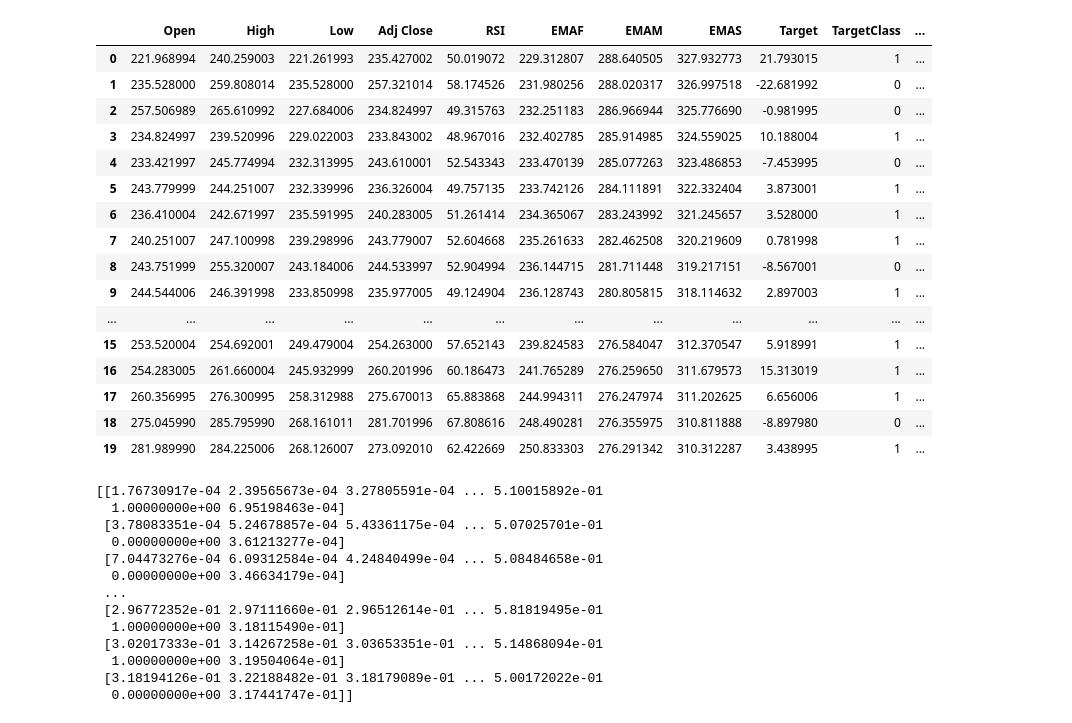
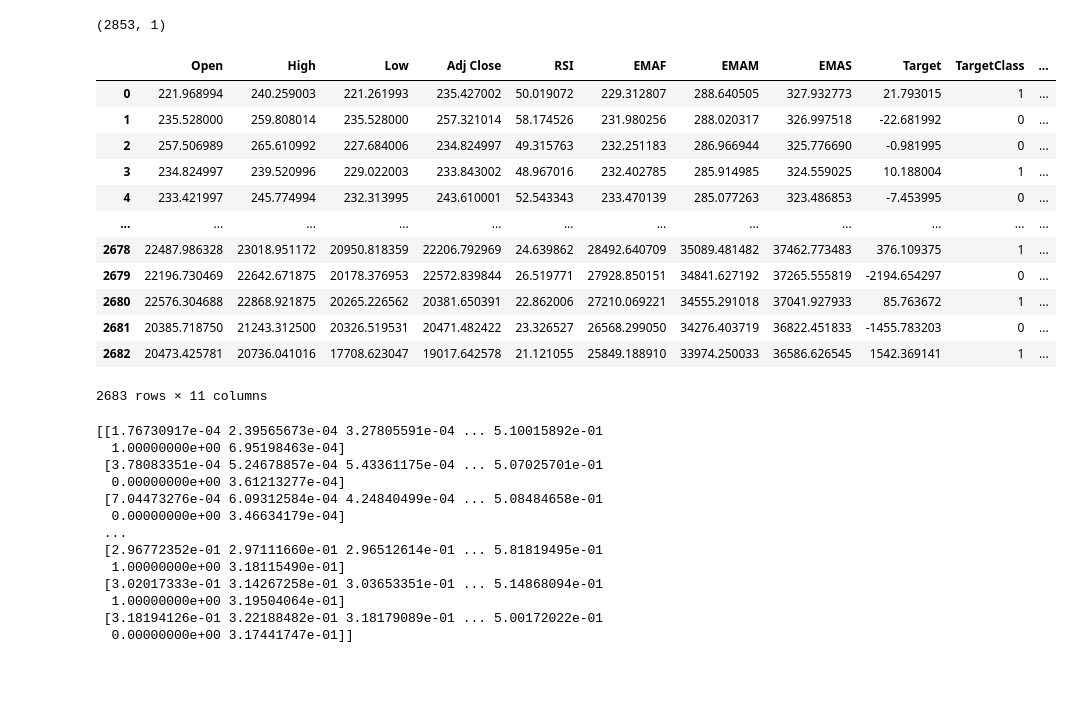
Before and after one commit to Pierciest/financial-analysis-for-crypto-currencies, a Jupyter notebook: LSTM.ipynb, the cells around one changed output. Saved outputs shown, nothing was run; the diff lists cells and outputs as text; code cells hidden in the pictures; blank space fills up the shorter version.

```diff
--- a/LSTM.ipynb
+++ b/LSTM.ipynb
@@ -6,7 +6,12 @@ import csv
 import pandas as pd
 import pandas_ta as ta ## Technical Analysis Indicators
 import yfinance as yf
-data = yf.download(tickers = 'BTC-USD', start = '2012-03-11',end = '2022-07-10')
+from pytrends.request import TrendReq
+
+
+data = yf.download(tickers = 'BTC-USD', start = '2014-09-17',end = '2022-07-10')
+data.to_csv('modules/data/currencies/bitcoin/btc_dates_daily.csv')
 data.head(10)
+data.shape
 # %% [output]
 [*********************100%%**********************]  1 of 1 completed
@@ -25,3 +19,32 @@ data.head(10)
+# %%
+import pandas as pd
+from pytrends.request import TrendReq
+
+# Set up pytrends
+pytrends = TrendReq(hl='en-US', tz=360)
+
+# Define your keyword and date range
+keyword = 'Bitcoin'
+start_date = '2014-01-01'
+end_date = '2022-08-01'
+start = '2014-09-17'
+end = '2022-07-09'
+
+# Build the payload for weekly data
+pytrends.build_payload(kw_list=[keyword], timeframe=f'{start_date} {end_date}')
+df_weekly = pytrends.interest_over_time()
+
+# Resample the weekly data to daily and fill in the values
+df_daily = df_weekly.resample('D').ffill()
+df_daily = df_daily.drop(columns=['isPartial'])
+
+# Slice the DataFrame to the exact date range
+df_daily = df_daily[start:end]
+
+df_daily.to_csv('modules/data/currencies/bitcoin/trending_dates_daily.csv')  # save to csv
+df_daily.shape
+# %% [output]
+(2853, 1)
 # %%
 def plot_series(x, y, format="-", start=0, end=None,
                 title=None, xlabel=None, ylabel=None, legend=None ):
@@ -84,38 +107,37 @@ data['EMAS']=ta.ema(data.Close, length=150) ## Exponential Moving Average Slow
 data['Target'] = data['Adj Close']-data.Open ## Target is the difference between the opening price and the future closing price
 data['Target'] = data['Target'].shift(-1) ## Shift the target by one day
 
+
 data['TargetClass'] = [1 if data.Target[i]>0 else 0 for i in range(len(data))] ## TargetClass is 1 if the price goes up and 0 if it goes down
+data['TargetNextClose'] = data['Adj Close'].shift(-1) ## TargetNextClose is the future closing price
 
-data['TargetNextClose'] = data['Adj Close'].shift(-1) ## TargetNextClose is the future closing price
+data['gTrends'] = df_daily['Bitcoin'] ## Google Trends
+
 
 data.dropna(inplace=True) ## Drop the NaN values
 data.reset_index(inplace = True) ## Reset the index
-data.drop(['Volume', 'Close', 'Date'], axis=1, inplace=True) ## Drop the columns that are not needed
+data.drop(['Volume', 'Close', 'Date'], axis=1, inplace=True)
 # %%
 data_set = data.iloc[:, 0:11]#.values
 pd.set_option('display.max_columns', None)
 
-data_set.head(20)
+data_set.head(-20)
 #print(data_set.shape)
 #print(data.shape)
 #print(type(data_set))
 # %% [output]
 |  | Open | High | Low | Adj Close | RSI | EMAF | EMAM | EMAS | Target | TargetClass | ... |
 | 0 | 221.968994 | 240.259003 | 221.261993 | 235.427002 | 50.019072 | 229.312807 | 288.640505 | 327.932773 | 21.793015 | 1 | ... |
 | 1 | 235.528000 | 259.808014 | 235.528000 | 257.321014 | 58.174526 | 231.980256 | 288.020317 | 326.997518 | -22.681992 | 0 | ... |
 | 2 | 257.506989 | 265.610992 | 227.684006 | 234.824997 | 49.315763 | 232.251183 | 286.966944 | 325.776690 | -0.981995 | 0 | ... |
 | 3 | 234.824997 | 239.520996 | 229.022003 | 233.843002 | 48.967016 | 232.402785 | 285.914985 | 324.559025 | 10.188004 | 1 | ... |
 | 4 | 233.421997 | 245.774994 | 232.313995 | 243.610001 | 52.543343 | 233.470139 | 285.077263 | 323.486853 | -7.453995 | 0 | ... |
-| 5 | 243.779999 | 244.251007 | 232.339996 | 236.326004 | 49.757135 | 233.742126 | 284.111891 | 322.332404 | 3.873001 | 1 | ... |
-| 6 | 236.410004 | 242.671997 | 235.591995 | 240.283005 | 51.261414 | 234.365067 | 283.243992 | 321.245657 | 3.528000 | 1 | ... |
-| 7 | 240.251007 | 247.100998 | 239.298996 | 243.779007 | 52.604668 | 235.261633 | 282.462508 | 320.219609 | 0.781998 | 1 | ... |
-| 8 | 243.751999 | 255.320007 | 243.184006 | 244.533997 | 52.904994 | 236.144715 | 281.711448 | 319.217151 | -8.567001 | 0 | ... |
-| 9 | 244.544006 | 246.391998 | 233.850998 | 235.977005 | 49.124904 | 236.128743 | 280.805815 | 318.114632 | 2.897003 | 1 | ... |
 | ... | ... | ... | ... | ... | ... | ... | ... | ... | ... | ... | ... |
-| 15 | 253.520004 | 254.692001 | 249.479004 | 254.263000 | 57.652143 | 239.824583 | 276.584047 | 312.370547 | 5.918991 | 1 | ... |
-| 16 | 254.283005 | 261.660004 | 245.932999 | 260.201996 | 60.186473 | 241.765289 | 276.259650 | 311.679573 | 15.313019 | 1 | ... |
-| 17 | 260.356995 | 276.300995 | 258.312988 | 275.670013 | 65.883868 | 244.994311 | 276.247974 | 311.202625 | 6.656006 | 1 | ... |
-| 18 | 275.045990 | 285.795990 | 268.161011 | 281.701996 | 67.808616 | 248.490281 | 276.355975 | 310.811888 | -8.897980 | 0 | ... |
-| 19 | 281.989990 | 284.225006 | 268.126007 | 273.092010 | 62.422669 | 250.833303 | 276.291342 | 310.312287 | 3.438995 | 1 | ... |
+| 2678 | 22487.986328 | 23018.951172 | 20950.818359 | 22206.792969 | 24.639862 | 28492.640709 | 35089.481482 | 37462.773483 | 376.109375 | 1 | ... |
+| 2679 | 22196.730469 | 22642.671875 | 20178.376953 | 22572.839844 | 26.519771 | 27928.850151 | 34841.627192 | 37265.555819 | -2194.654297 | 0 | ... |
+| 2680 | 22576.304688 | 22868.921875 | 20265.226562 | 20381.650391 | 22.862006 | 27210.069221 | 34555.291018 | 37041.927933 | 85.763672 | 1 | ... |
+| 2681 | 20385.718750 | 21243.312500 | 20326.519531 | 20471.482422 | 23.326527 | 26568.299050 | 34276.403719 | 36822.451833 | -1455.783203 | 0 | ... |
+| 2682 | 20473.425781 | 20736.041016 | 17708.623047 | 19017.642578 | 21.121055 | 25849.188910 | 33974.250033 | 36586.626545 | 1542.369141 | 1 | ... |
+2683 rows × 11 columns
 # %%
 from sklearn.preprocessing import MinMaxScaler ## Scale the data
```
Also changed, not shown: parts of 17 cells of this notebook, 7 other files.
